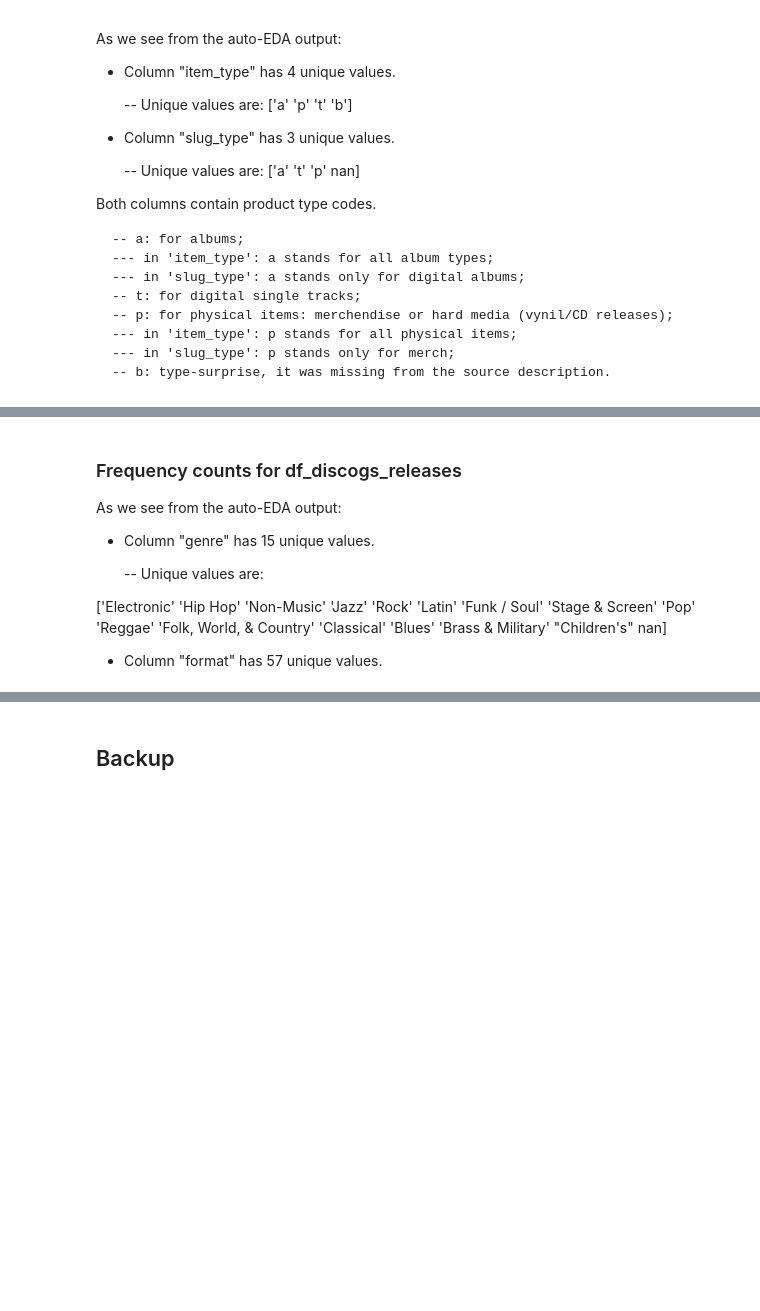
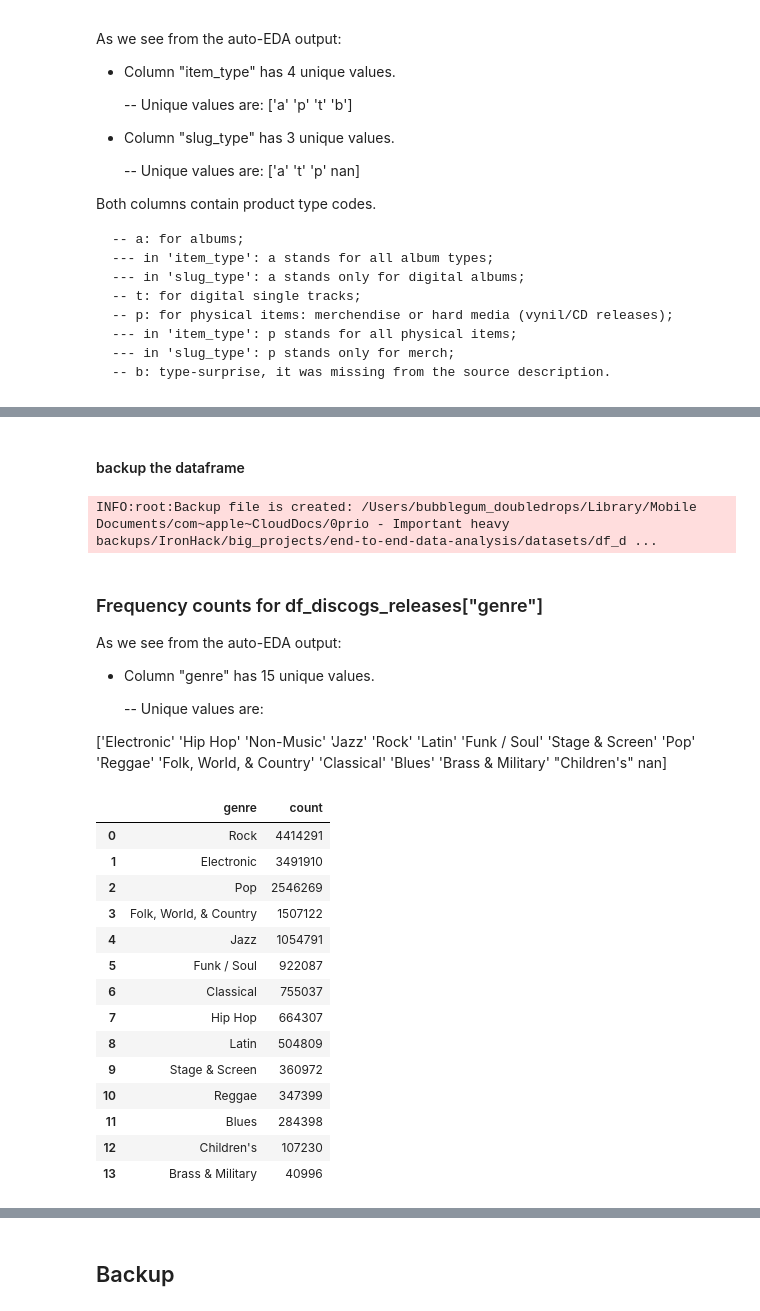
Before and after one commit to Funnear/end-to-end-data-analysis, a Jupyter notebook: notebooks/eda_and_cleanup_part2.ipynb, the cells around one changed output, grey strips where cells are left out. Saved outputs shown, nothing was run; the diff lists cells and outputs as text; code cells hidden in the pictures; blank space fills up the shorter version.

```diff
--- a/notebooks/eda_and_cleanup_part2.ipynb
+++ b/notebooks/eda_and_cleanup_part2.ipynb
@@ -68,0 +318,6 @@ As we see from the auto-EDA output:
+# %% [markdown]
+#### backup the dataframe
+# %%
+project_pack.dictionary['df_discogs_artists'].backup()
+# %% [output]
+INFO:root:Backup file is created: /Users/bubblegum_doubledrops/Library/Mobile Documents/com~apple~CloudDocs/0prio - Important heavy backups/IronHack/big_projects/end-to-end-data-analysis/datasets/df_d ...
@@ -69,5 +327,5 @@ As we see from the auto-EDA output:
 # %% [markdown]
-### Frequency counts for df_discogs_releases
+### Frequency counts for df_discogs_releases["genre"]
 
 As we see from the auto-EDA output:
 
@@ -78,5 +336,3 @@ As we see from the auto-EDA output:
  ['Electronic' 'Hip Hop' 'Non-Music' 'Jazz' 'Rock' 'Latin' 'Funk / Soul'
  'Stage & Screen' 'Pop' 'Reggae' 'Folk, World, & Country' 'Classical'
  'Blues' 'Brass & Military' "Children's" nan]
-
-- Column "format" has 57 unique values.
@@ -82,0 +342,22 @@ As we see from the auto-EDA output:
+# %%
+# Create a frequency table for 'artist_data_quality' as a DataFrame
+genre_counts = df_discogs_releases["genre"].value_counts().reset_index()
+genre_counts.columns = ["genre", "count"]
+
+genre_counts
+# %% [output]
+|  | genre | count |
+| 0 | Rock | 4414291 |
+| 1 | Electronic | 3491910 |
+| 2 | Pop | 2546269 |
+| 3 | Folk, World, & Country | 1507122 |
+| 4 | Jazz | 1054791 |
+| 5 | Funk / Soul | 922087 |
+| 6 | Classical | 755037 |
+| 7 | Hip Hop | 664307 |
+| 8 | Latin | 504809 |
+| 9 | Stage & Screen | 360972 |
+| 10 | Reggae | 347399 |
+| 11 | Blues | 284398 |
+| 12 | Children's | 107230 |
+| 13 | Brass & Military | 40996 |
```
Also changed, not shown: parts of 32 cells of this notebook, 3 other files.
